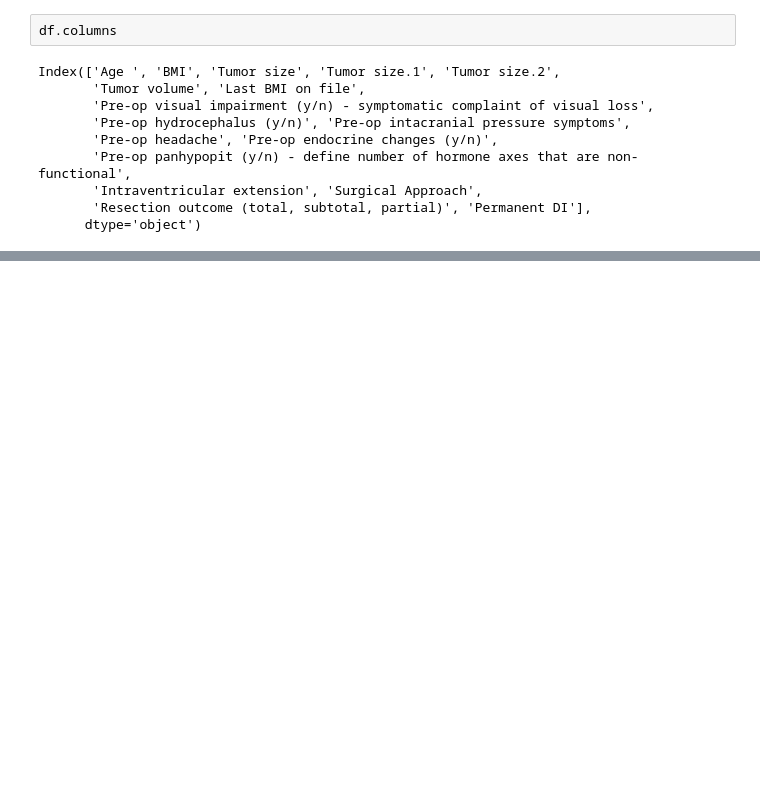
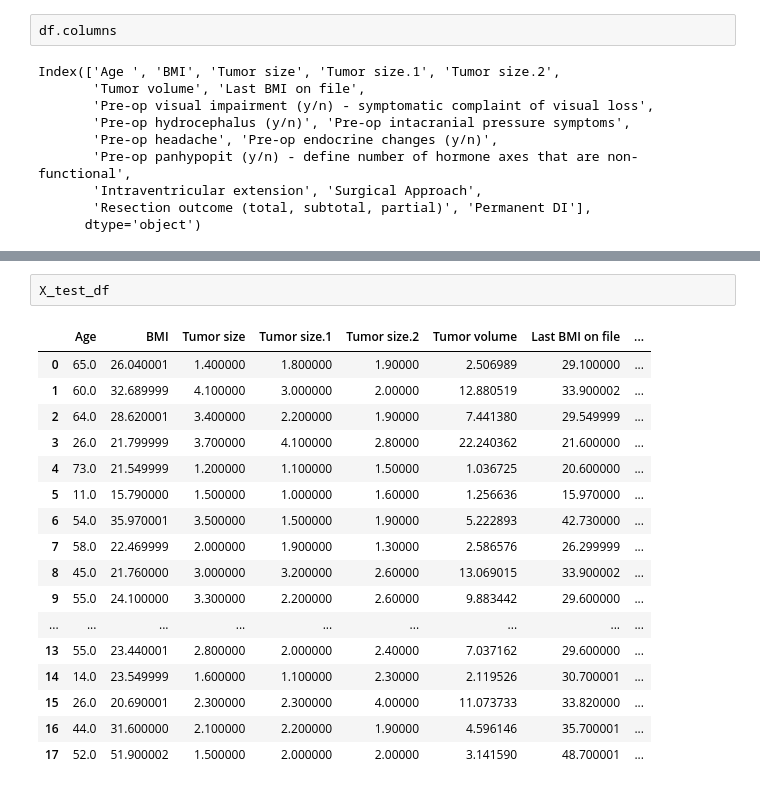
Before and after one commit to shrinitbabel/craniopharyngioma, a Jupyter notebook: Explainable.ipynb, the cells around one changed output, grey strips where cells are left out. Drawn from its saved outputs; the diff is of its cells as text; blank space fills up the shorter version.

```diff
--- a/Explainable.ipynb
+++ b/Explainable.ipynb
@@ -552,0 +690,20 @@ fig3.show()
+# %%
+X_test_df
+# %% [output]
+|  | Age | BMI | Tumor size | Tumor size.1 | Tumor size.2 | Tumor volume | Last BMI on file | ... |
+| 0 | 65.0 | 26.040001 | 1.400000 | 1.800000 | 1.90000 | 2.506989 | 29.100000 | ... |
+| 1 | 60.0 | 32.689999 | 4.100000 | 3.000000 | 2.00000 | 12.880519 | 33.900002 | ... |
+| 2 | 64.0 | 28.620001 | 3.400000 | 2.200000 | 1.90000 | 7.441380 | 29.549999 | ... |
+| 3 | 26.0 | 21.799999 | 3.700000 | 4.100000 | 2.80000 | 22.240362 | 21.600000 | ... |
+| 4 | 73.0 | 21.549999 | 1.200000 | 1.100000 | 1.50000 | 1.036725 | 20.600000 | ... |
+| 5 | 11.0 | 15.790000 | 1.500000 | 1.000000 | 1.60000 | 1.256636 | 15.970000 | ... |
+| 6 | 54.0 | 35.970001 | 3.500000 | 1.500000 | 1.90000 | 5.222893 | 42.730000 | ... |
+| 7 | 58.0 | 22.469999 | 2.000000 | 1.900000 | 1.30000 | 2.586576 | 26.299999 | ... |
+| 8 | 45.0 | 21.760000 | 3.000000 | 3.200000 | 2.60000 | 13.069015 | 33.900002 | ... |
+| 9 | 55.0 | 24.100000 | 3.300000 | 2.200000 | 2.60000 | 9.883442 | 29.600000 | ... |
+| ... | ... | ... | ... | ... | ... | ... | ... | ... |
+| 13 | 55.0 | 23.440001 | 2.800000 | 2.000000 | 2.40000 | 7.037162 | 29.600000 | ... |
+| 14 | 14.0 | 23.549999 | 1.600000 | 1.100000 | 2.30000 | 2.119526 | 30.700001 | ... |
+| 15 | 26.0 | 20.690001 | 2.300000 | 2.300000 | 4.00000 | 11.073733 | 33.820000 | ... |
+| 16 | 44.0 | 31.600000 | 2.100000 | 2.200000 | 1.90000 | 4.596146 | 35.700001 | ... |
+| 17 | 52.0 | 51.900002 | 1.500000 | 2.000000 | 2.00000 | 3.141590 | 48.700001 | ... |
```
Also changed, not shown: parts of 11 cells of this notebook, 26 other files.
